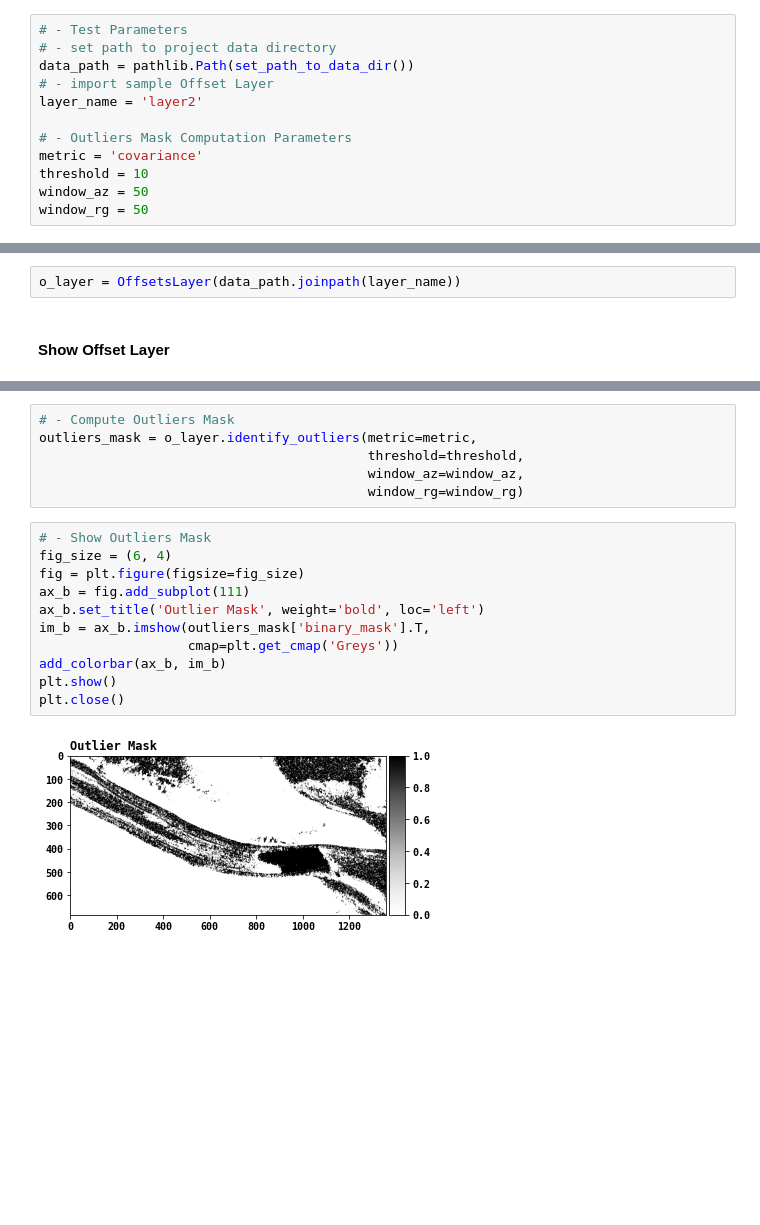
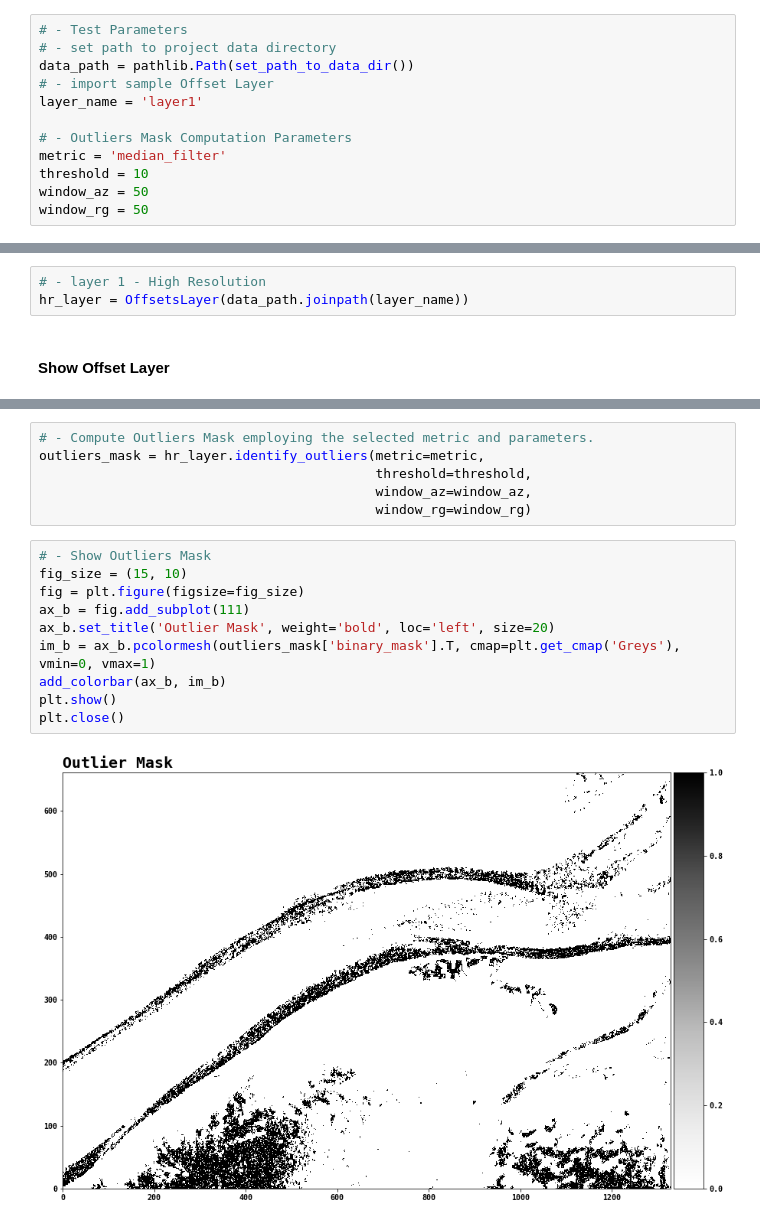
Before and after one commit to eciraci/offsets_blending, a Jupyter notebook: read_offsets.ipynb, the cells around one changed output, grey strips where cells are left out. Saved outputs shown, nothing was run; the diff lists cells and outputs as text; blank space fills up the shorter version.

Commit message:
read_offsets.ipnb - Updated - Offsets Blending - Show OffsetsLayer Class Basic Usage

```diff
--- a/read_offsets.ipynb
+++ b/read_offsets.ipynb
@@ -20,16 +20,17 @@ plt.style.use('seaborn-deep')
 # - set path to project data directory
 data_path = pathlib.Path(set_path_to_data_dir())
 # - import sample Offset Layer
-layer_name = 'layer2'
+layer_name = 'layer1'
 
 # - Outliers Mask Computation Parameters
-metric = 'covariance'
+metric = 'median_filter'
 threshold = 10
 window_az = 50
 window_rg = 50
 # %% [markdown]
 #### Load Offset Layer
 # %%
-o_layer = OffsetsLayer(data_path.joinpath(layer_name))
+# - layer 1 - High Resolution
+hr_layer = OffsetsLayer(data_path.joinpath(layer_name))
 # %% [markdown]
 #### Show Offset Layer
@@ -41,19 +47,18 @@ o_layer.show_offsets()
 # %%
-# - Compute Outliers Mask
-outliers_mask = o_layer.identify_outliers(metric=metric,
-                                          threshold=threshold,
-                                          window_az=window_az,
-                                          window_rg=window_rg)
+# - Compute Outliers Mask employing the selected metric and parameters.
+outliers_mask = hr_layer.identify_outliers(metric=metric,
+                                           threshold=threshold,
+                                           window_az=window_az,
+                                           window_rg=window_rg)
 # %%
 # - Show Outliers Mask
-fig_size = (6, 4)
+fig_size = (15, 10)
 fig = plt.figure(figsize=fig_size)
 ax_b = fig.add_subplot(111)
-ax_b.set_title('Outlier Mask', weight='bold', loc='left')
-im_b = ax_b.imshow(outliers_mask['binary_mask'].T,
-                   cmap=plt.get_cmap('Greys'))
+ax_b.set_title('Outlier Mask', weight='bold', loc='left', size=20)
+im_b = ax_b.pcolormesh(outliers_mask['binary_mask'].T, cmap=plt.get_cmap('Greys'), vmin=0, vmax=1)
 add_colorbar(ax_b, im_b)
 plt.show()
 plt.close()
 # %% [output]
-[figure, old version]
+[figure, new version]
```
Also changed, not shown: parts of 10 cells of this notebook, 7 other files.
